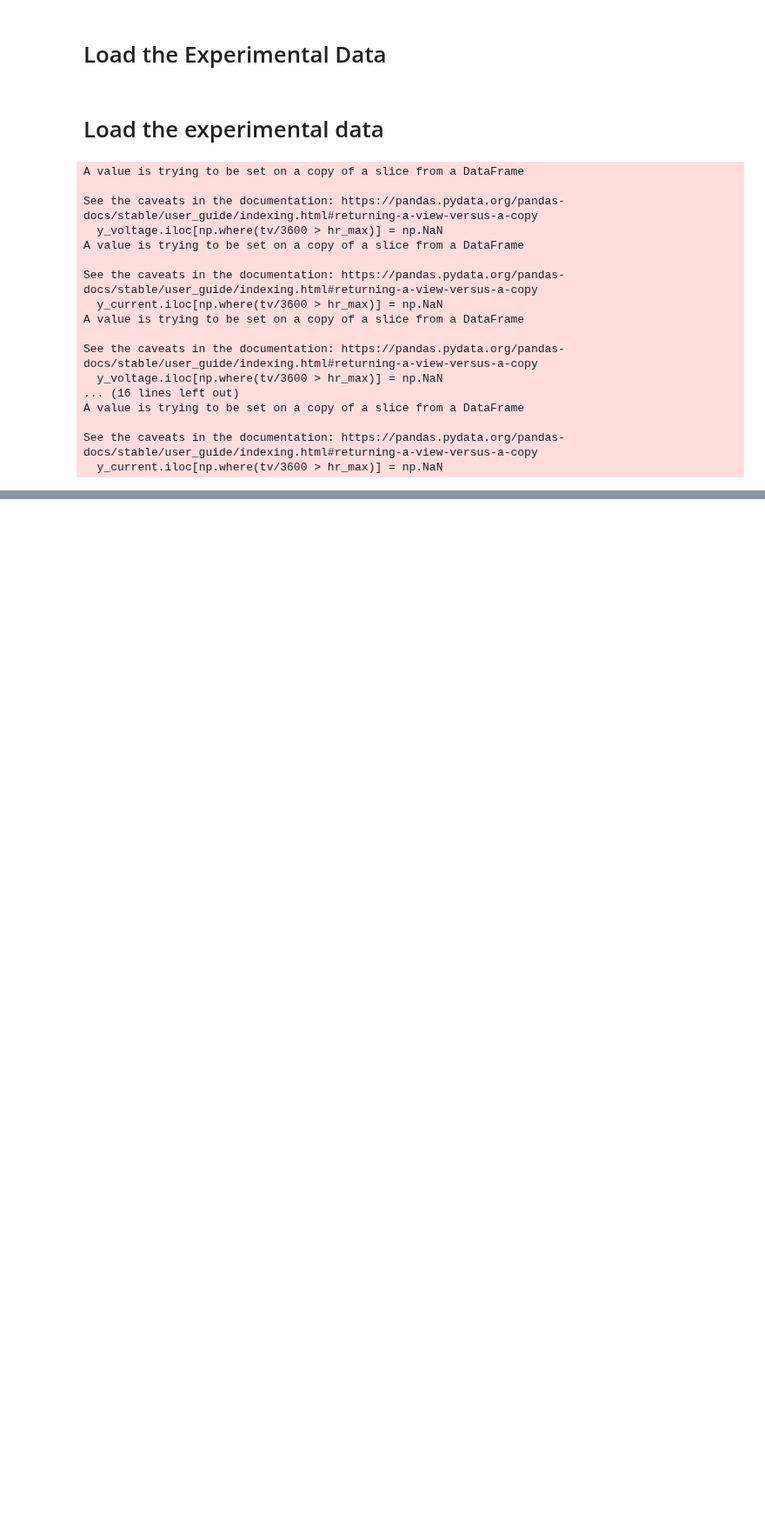
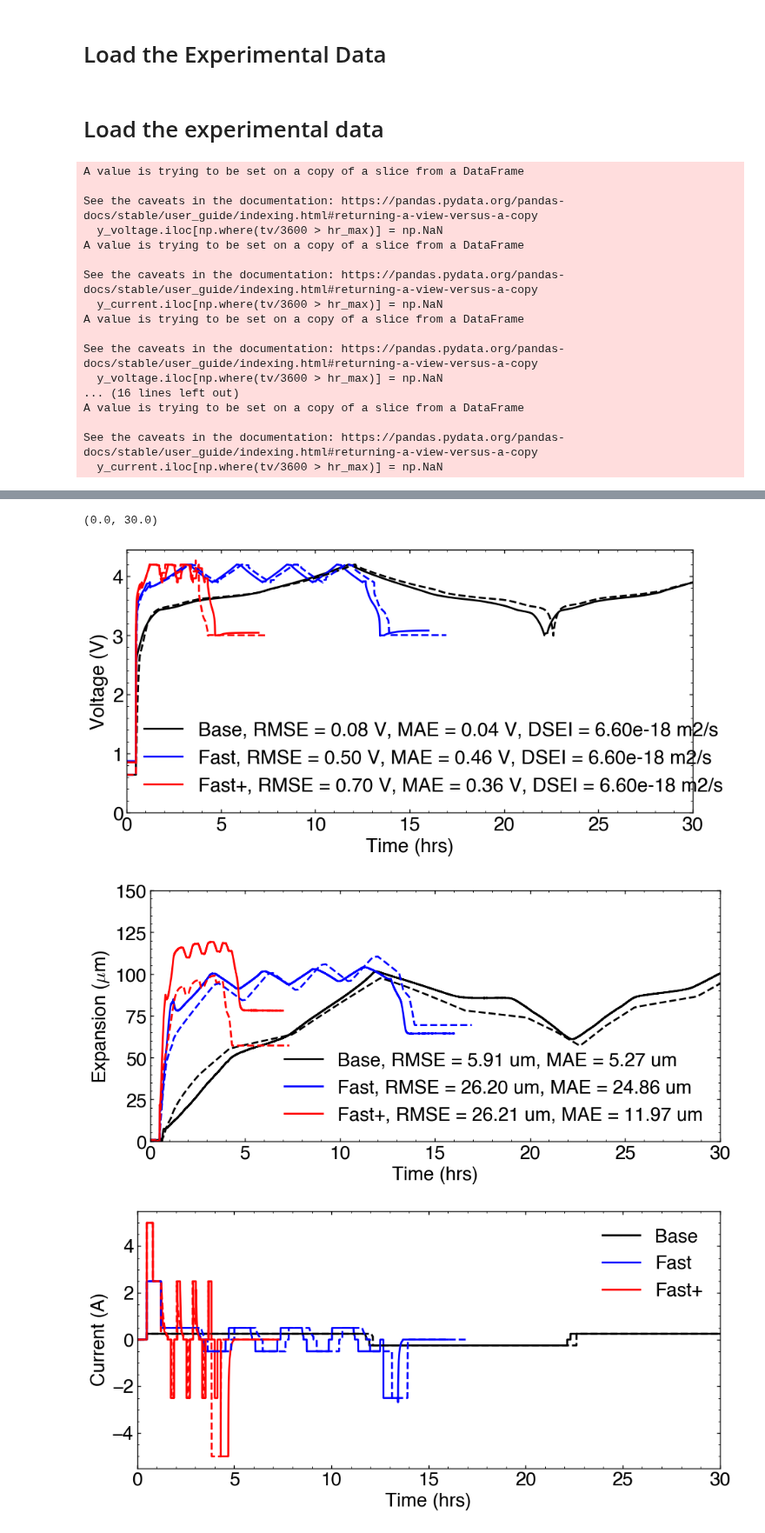
Before and after one commit to wengandrew/formation-modeling, a Jupyter notebook: notebooks/2025_04_16_dsei_tuning.ipynb, the cells around one changed output, grey strips where cells are left out. Shown at 87% size. Cells and saved outputs as stored; diff of their text form; code cells hidden in the pictures; blank space fills up the shorter version.

```diff
--- a/notebooks/2025_04_16_dsei_tuning.ipynb
+++ b/notebooks/2025_04_16_dsei_tuning.ipynb
@@ -441 +378,69 @@ ax.set_xlim(XLIM)
+# %%
+XLIM = (0, 30)
+
+rmse1_v = calculate_rmse(expt1['arbin_time'], expt1['arbin_voltage'], df_sim1['t'], df_sim1['vt'])
+rmse1_e = calculate_rmse(expt1['daq_time'], expt1['daq_strain'], df_sim1['t'], df_sim1['expansion']*1e6)
+rmse2_v = calculate_rmse(expt2['arbin_time'], expt2['arbin_voltage'], df_sim2['t'], df_sim2['vt'])
+rmse2_e = calculate_rmse(expt2['daq_time'], expt2['daq_strain'], df_sim2['t'], df_sim2['expansion']*1e6)
+rmse3_v = calculate_rmse(expt3['arbin_time'], expt3['arbin_voltage'], df_sim3['t'], df_sim3['vt'])
+rmse3_e = calculate_rmse(expt3['daq_time'], expt3['daq_strain'], df_sim3['t'], df_sim3['expansion']*1e6)
+
+mae1_v = calculate_median_error(expt1['arbin_time'], expt1['arbin_voltage'], df_sim1['t'], df_sim1['vt'])
+mae1_e = calculate_median_error(expt1['daq_time'], expt1['daq_strain'], df_sim1['t'], df_sim1['expansion']*1e6)
+mae2_v = calculate_median_error(expt2['arbin_time'], expt2['arbin_voltage'], df_sim2['t'], df_sim2['vt'])
+mae2_e = calculate_median_error(expt2['daq_time'], expt2['daq_strain'], df_sim2['t'], df_sim2['expansion']*1e6)
+mae3_v = calculate_median_error(expt3['arbin_time'], expt3['arbin_voltage'], df_sim3['t'], df_sim3['vt'])
+mae3_e = calculate_median_error(expt3['daq_time'], expt3['daq_strain'], df_sim3['t'], df_sim3['expansion']*1e6)
+
+# The voltage plot
+plt.figure(figsize=(10,5))
+ax = plt.gca()
+ax.plot(expt1['arbin_time']/3600, expt1['arbin_voltage'], color='k', label=f'Base, RMSE = {rmse1_v:.2f} V, MAE = {mae1_v:.2f} V, DSEI = {diff:.2e} m2/s')
+ax.plot(expt3['arbin_time']/3600, expt3['arbin_voltage'], color='b', label=f'Fast, RMSE = {rmse2_v:.2f} V, MAE = {mae2_v:.2f} V, DSEI = {diff:.2e} m2/s')
+ax.plot(expt4['arbin_time']/3600, expt4['arbin_voltage'], color='r', label=f'Fast+, RMSE = {rmse3_v:.2f} V, MAE = {mae3_v:.2f} V, DSEI = {diff:.2e} m2/s')
+ax.plot(df_sim1['t']/3600, df_sim1['vt'], color='k', ls='--', label='')
+ax.plot(df_sim2['t']/3600, df_sim2['vt'], color='b', ls='--', label='')
+ax.plot(df_sim3['t']/3600, df_sim3['vt'], color='r', ls='--', label='')
+ax.set_xlabel('Time (hrs)')
+ax.set_ylabel('Voltage (V)')
+ax.set_ylim(bottom=0)
+ax.set_xlim(XLIM)
+ax.legend()
+ax.grid(False)
+
+# The expansion plot
+plt.figure(figsize=(10,5))
+ax = plt.gca()
+ax.plot(expt1['daq_time']/3600, expt1['daq_strain'], color='k', label=f'Base, RMSE = {rmse1_e:.2f} um, MAE = {mae1_e:.2f} um')
+ax.plot(expt3['daq_time']/3600, expt3['daq_strain'], color='b', label=f'Fast, RMSE = {rmse2_e:.2f} um, MAE = {mae2_e:.2f} um')
+ax.plot(expt4['daq_time']/3600, expt4['daq_strain'], color='r', label=f'Fast+, RMSE = {rmse3_e:.2f} um, MAE = {mae3_e:.2f} um')
+ax.plot(df_sim1['t']/3600, (df_sim1['expansion'])*1e6, color='k', ls='--', label='')
+ax.plot(df_sim2['t']/3600, (df_sim2['expansion'])*1e6, color='b', ls='--', label='')
+ax.plot(df_sim3['t']/3600, (df_sim3['expansion'])*1e6, color='r', ls='--', label='')
+ax.legend()
+ax.set_ylabel(r'Expansion ($\mu$m)')
+ax.set_ylim(bottom=0, top=150)
+ax.set_xlabel('Time (hrs)')
+ax.set_xlim(XLIM)
+ax.grid(False)
+
+# The current plot
+plt.figure(figsize=(10,5))
+ax = plt.gca()
+ax.plot(expt1['arbin_time']/3600, expt1['arbin_current'], color='k', label='Base')
+ax.plot(expt3['arbin_time']/3600, expt3['arbin_current'], color='b', label='Fast')
+ax.plot(expt4['arbin_time']/3600, expt4['arbin_current'], color='r', label='Fast+')
+ax.plot(df_sim1['t']/3600, df_sim1['i_app'], color='k', ls='--', label='')
+ax.plot(df_sim2['t']/3600, df_sim2['i_app'], color='b', ls='--', label='')
+ax.plot(df_sim3['t']/3600, df_sim3['i_app'], color='r', ls='--', label='')
+ax.set_xlabel('Time (hrs)')
+ax.set_ylabel('Current (A)')
+ax.legend()
+ax.grid(False)
+ax.set_xlim(XLIM)
+# %% [output]
+(0.0, 30.0)
+[figure, added]
+[figure, added]
+[figure, added]
 # %%
```
Also changed, not shown: parts of 24 cells of this notebook, 1 other file.
